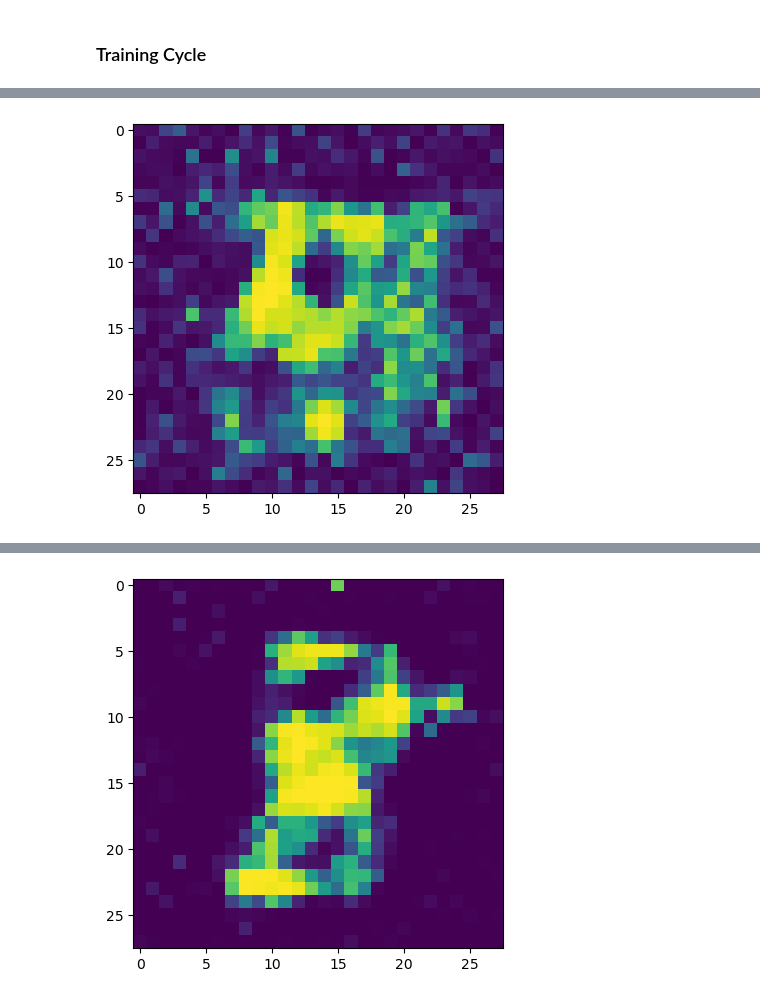
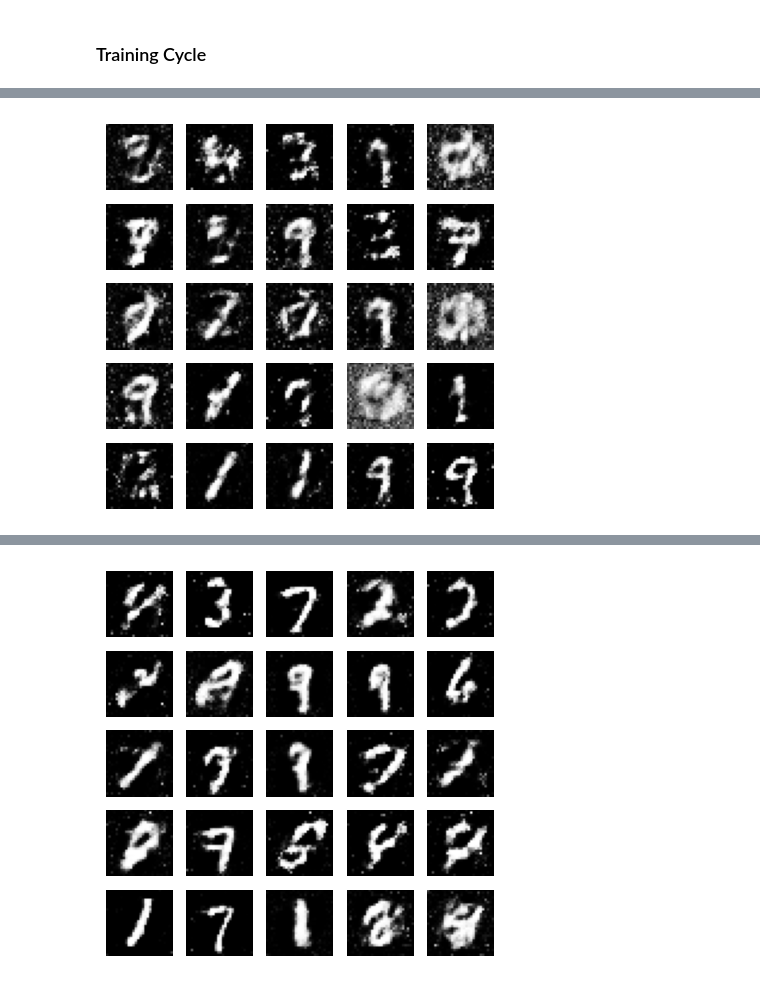
Before and after one commit to ml-explore/mlx-examples, a Jupyter notebook: gan/playground.ipynb, the cells around one changed output, grey strips where cells are left out. Saved outputs shown, nothing was run; the diff lists cells and outputs as text; code cells hidden in the pictures.

```diff
--- a/gan/playground.ipynb
+++ b/gan/playground.ipynb
@@ -261,10 +261,9 @@ for epoch in tqdm(range(n_epochs)):
             print("Epoch: {}, iteration: {}, Discriminator Loss:{}, Generator Loss: {}".format(epoch,idx,D_loss,G_loss))
             fake_noise = mx.array(get_noise(batch_size, z_dim))
             fake = gen(fake_noise)
-            # show_images(fake)
-            # show_images(real)
-            plt.imshow(fake[0].reshape(28,28))
-            plt.show()
+            show_images(fake)
+            # plt.imshow(fake[0].reshape(28,28))
+            # plt.show()
             # show_images(fake[:25])
 
     # print('Losses D={0} G={1}'.format(D_loss,G_loss))
@@ -275 +274 @@ Epoch: 100, iteration: 468, Discriminator Loss:array(0.535585, dtype=float32), G
-[figure, old version]
+[figure, new version]
@@ -277 +276 @@ Epoch: 200, iteration: 468, Discriminator Loss:array(0.550168, dtype=float32), G
-[figure, old version]
+[figure, new version]
```
Also changed, not shown: parts of 2 cells of this notebook.
